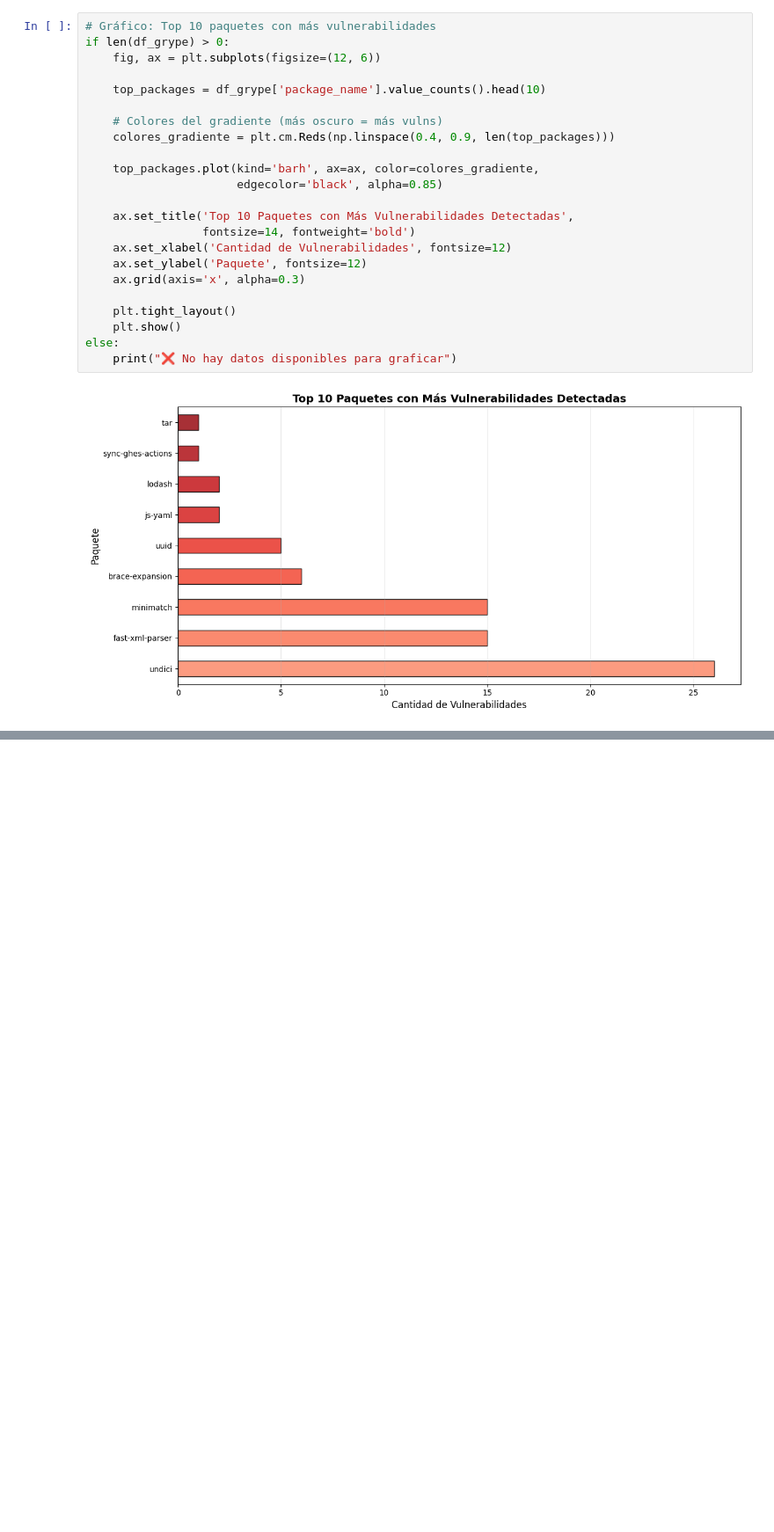
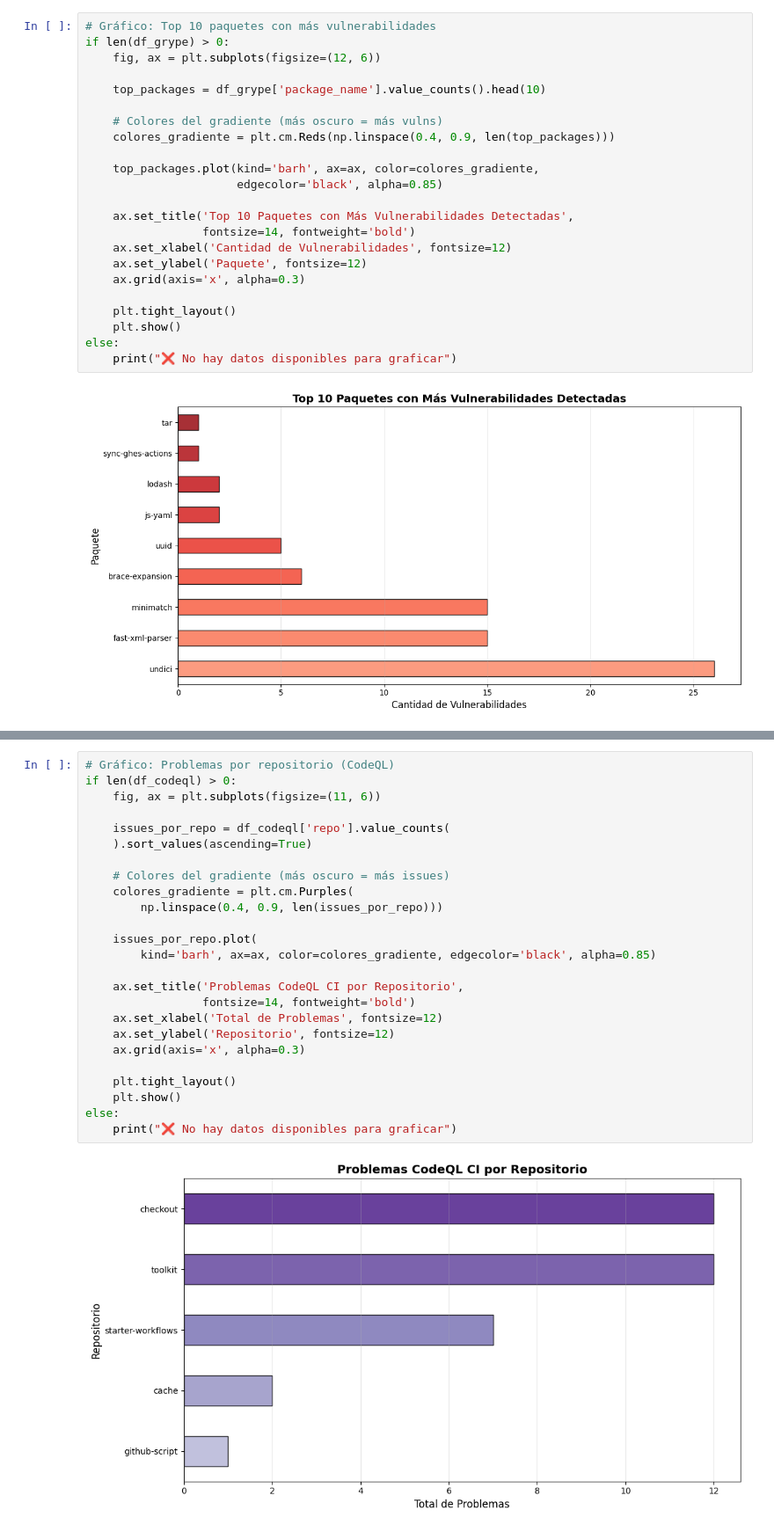
Before and after one commit to defocuss/SBOMs-Tarea4, a Jupyter notebook: nbs/vuln/analisis_de_datos.ipynb, the cells around one changed output, grey strips where cells are left out. Shown at 88% size. Cells and saved outputs as stored; diff of their text form; blank space fills up the shorter version.

```diff
--- a/nbs/vuln/analisis_de_datos.ipynb
+++ b/nbs/vuln/analisis_de_datos.ipynb
@@ -523,0 +613,27 @@ Como habrás observado, **CodeQL y Grype detectan problemas completamente difere
+# %%
+# Gráfico: Problemas por repositorio (CodeQL)
+if len(df_codeql) > 0:
+    fig, ax = plt.subplots(figsize=(11, 6))
+
+    issues_por_repo = df_codeql['repo'].value_counts(
+    ).sort_values(ascending=True)
+
+    # Colores del gradiente (más oscuro = más issues)
+    colores_gradiente = plt.cm.Purples(
+        np.linspace(0.4, 0.9, len(issues_por_repo)))
+
+    issues_por_repo.plot(
+        kind='barh', ax=ax, color=colores_gradiente, edgecolor='black', alpha=0.85)
+
+    ax.set_title('Problemas CodeQL CI por Repositorio',
+                 fontsize=14, fontweight='bold')
+    ax.set_xlabel('Total de Problemas', fontsize=12)
+    ax.set_ylabel('Repositorio', fontsize=12)
+    ax.grid(axis='x', alpha=0.3)
+
+    plt.tight_layout()
+    plt.show()
+else:
+    print("❌ No hay datos disponibles para graficar")
+# %% [output]
+[figure, added]
```
Also changed, not shown: parts of 10 cells of this notebook.
